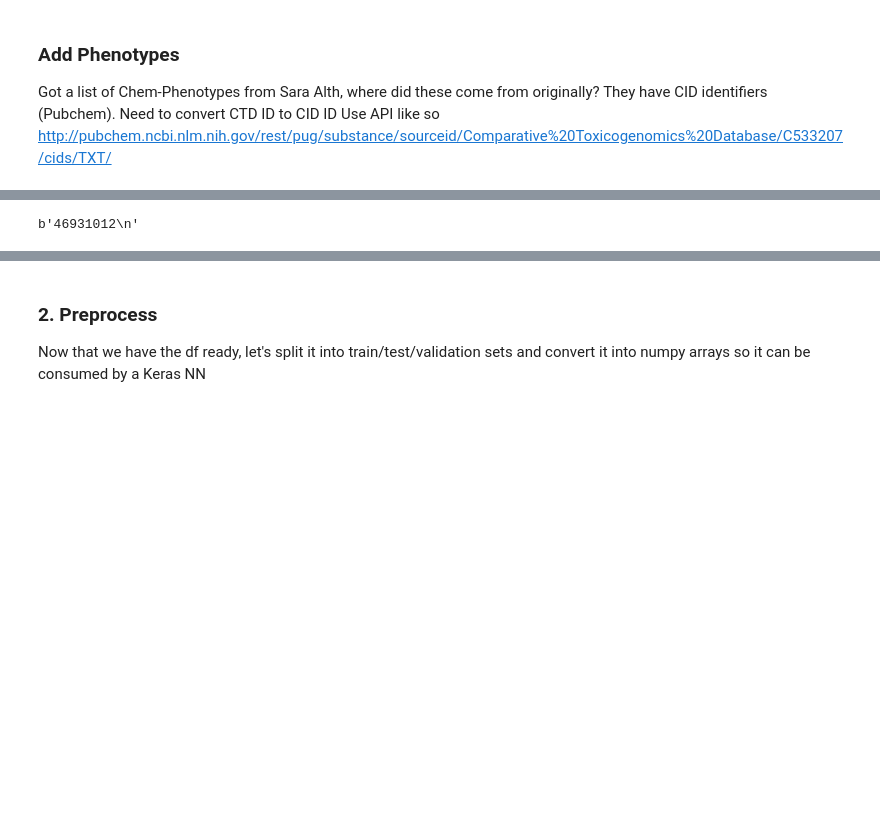
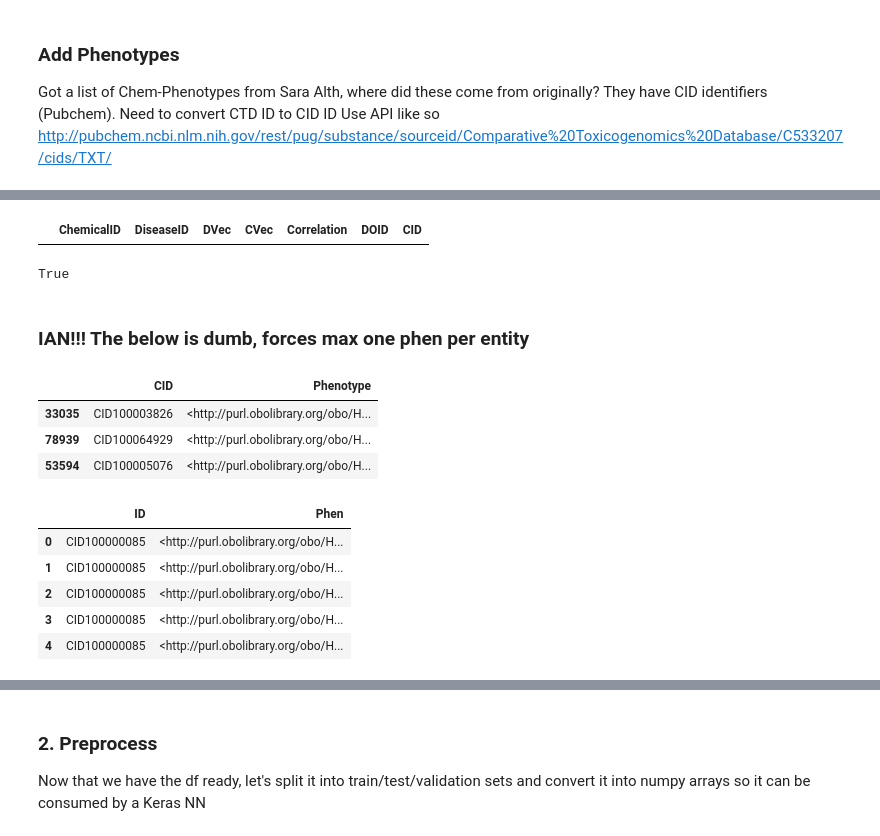
Before and after one commit to colemai/msc-thesis, a Jupyter notebook: opa/opa-nn.ipynb, the cells around one changed output, grey strips where cells are left out. Drawn from its saved outputs; the diff is of its cells as text; code cells hidden in the pictures; blank space fills up the shorter version.

Commit message:
Now processing vec info and running opa2vec for phenotypes

```diff
--- a/opa/opa-nn.ipynb
+++ b/opa/opa-nn.ipynb
@@ -235,4 +193,12 @@ df1.sample(13)
-# %%
-contents
-# %% [output]
-b'46931012\n'
+# %%
+df1[df1.DOID == 'DOID:110839']
+# %% [output]
+|  | ChemicalID | DiseaseID | DVec | CVec | Correlation | DOID | CID |
+# %%
+# Read in the association files from Sara
+dis_phens = pd.read_csv('Disease-PhenotypeAssocation.txt', sep=' ', names=['DOID', 'Phenotype'])
+chem_phens =  pd.read_csv('Drug-PhenotypeAssocation.txt', sep=' ', names=['CID', 'Phenotype'])
+# %%
+math.isnan(df1.DOID.iloc[2])
+# %% [output]
+True
@@ -238,0 +234,2 @@ b'46931012\n'
+# %% [markdown]
+### IAN!!! The below is dumb, forces max one phen per entity
@@ -238,0 +249,19 @@ b'46931012\n'
+# %%
+chem_phens.sample(3)
+# %% [output]
+|  | CID | Phenotype |
+| 33035 | CID100003826 | <http://purl.obolibrary.org/obo/H... |
+| 78939 | CID100064929 | <http://purl.obolibrary.org/obo/H... |
+| 53594 | CID100005076 | <http://purl.obolibrary.org/obo/H... |
+# %%
+chem_phens.columns = ['ID', 'Phen']
+dis_phens.columns = ['ID', 'Phen']
+
+# Maps for Split into MP/HP
+hp_df_crit_d = dis_phens.Phen.map(lambda x: 'obolibrary.org/obo/HP' in str(x))
+mp_df_crit_d = dis_phens.Phen.map(lambda x: 'obolibrary.org/obo/MP' in str(x))
+hp_df_crit_c = chem_phens.Phen.map(lambda x: 'obolibrary.org/obo/HP' in str(x))
+mp_df_crit_c = chem_phens.Phen.map(lambda x: 'obolibrary.org/obo/MP' in str(x))
+
+total_hp = chem_phens[hp_df_crit_c].append(dis_phens[hp_df_crit_d], ignore_index=True)
+total_mp = chem_phens[mp_df_crit_c].append(dis_phens[mp_df_crit_d], ignore_index=True)
@@ -238,0 +302,9 @@ b'46931012\n'
+# %%
+total_hp.head()
+# %% [output]
+|  | ID | Phen |
+| 0 | CID100000085 | <http://purl.obolibrary.org/obo/H... |
+| 1 | CID100000085 | <http://purl.obolibrary.org/obo/H... |
+| 2 | CID100000085 | <http://purl.obolibrary.org/obo/H... |
+| 3 | CID100000085 | <http://purl.obolibrary.org/obo/H... |
+| 4 | CID100000085 | <http://purl.obolibrary.org/obo/H... |
```
Also changed, not shown: parts of 34 cells of this notebook.
